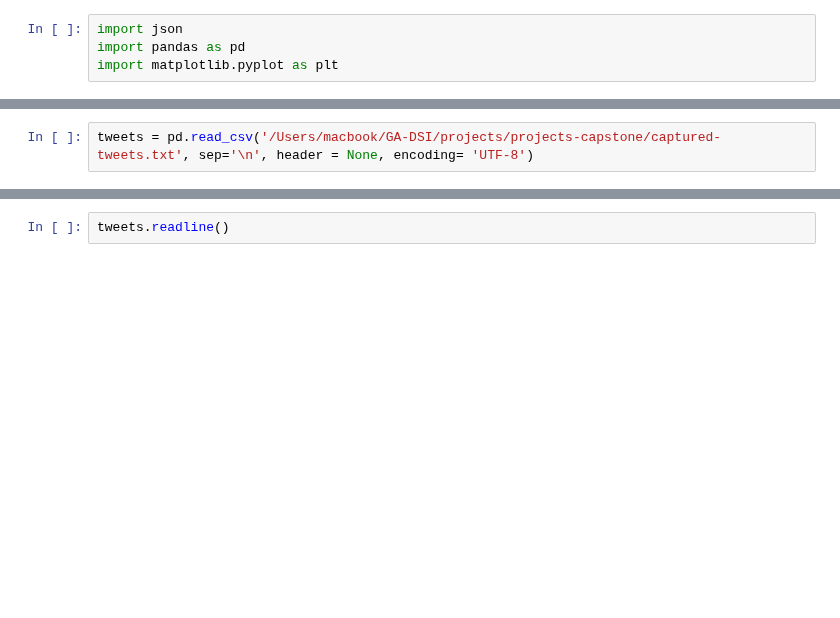
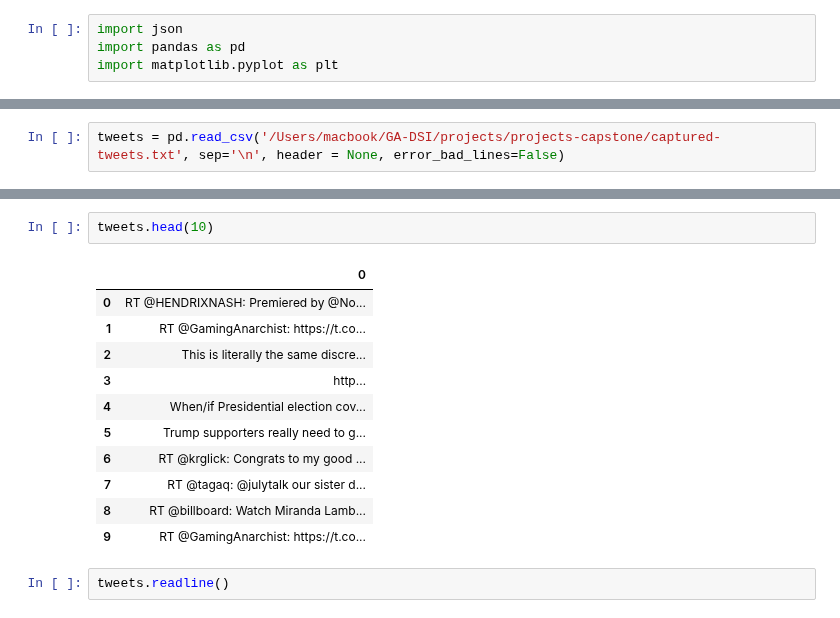
Before and after one commit to spockl/GA-DSI, a Jupyter notebook: projects/projects-capstone/Capstone Draft 1.ipynb, the cells around one changed output, grey strips where cells are left out. Drawn from its saved outputs; the diff is of its cells as text; blank space fills up the shorter version.

```diff
--- a/projects/projects-capstone/Capstone Draft 1.ipynb
+++ b/projects/projects-capstone/Capstone Draft 1.ipynb
@@ -9,3 +13,3 @@ tweets = open('/Users/macbook/GA-DSI/projects/projects-capstone/captured-tweets.
 # %%
-tweets = pd.read_csv('/Users/macbook/GA-DSI/projects/projects-capstone/captured-tweets.txt', sep='\n', header = None, encoding= 'UTF-8')
+tweets = pd.read_csv('/Users/macbook/GA-DSI/projects/projects-capstone/captured-tweets.txt', sep='\n', header = None, error_bad_lines=False)
 # %% [output]
@@ -13,3 +28,17 @@ CParserError: Error tokenizing data. C error: Expected 1 fields in line 439, saw
+# %%
+tweets.head(10)
+# %% [output]
+|  | 0 |
+| 0 | RT @HENDRIXNASH: Premiered by @No... |
+| 1 | RT @GamingAnarchist: https://t.co... |
+| 2 | This is literally the same discre... |
+| 3 | http… |
+| 4 | When/if Presidential election cov... |
+| 5 | Trump supporters really need to g... |
+| 6 | RT @krglick: Congrats to my good ... |
+| 7 | RT @tagaq: @julytalk our sister d... |
+| 8 | RT @billboard: Watch Miranda Lamb... |
+| 9 | RT @GamingAnarchist: https://t.co... |
 # %%
 tweets.readline()
 # %% [output]
```
Also changed, not shown: parts of 7 cells of this notebook, 15 other files.
